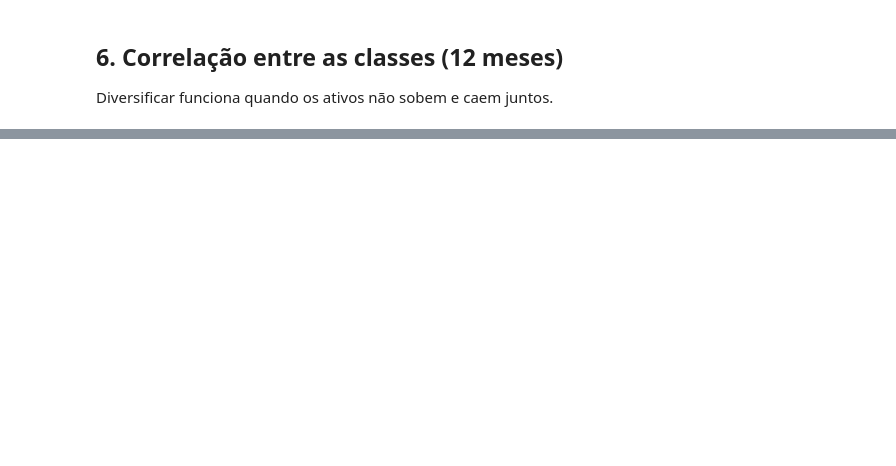
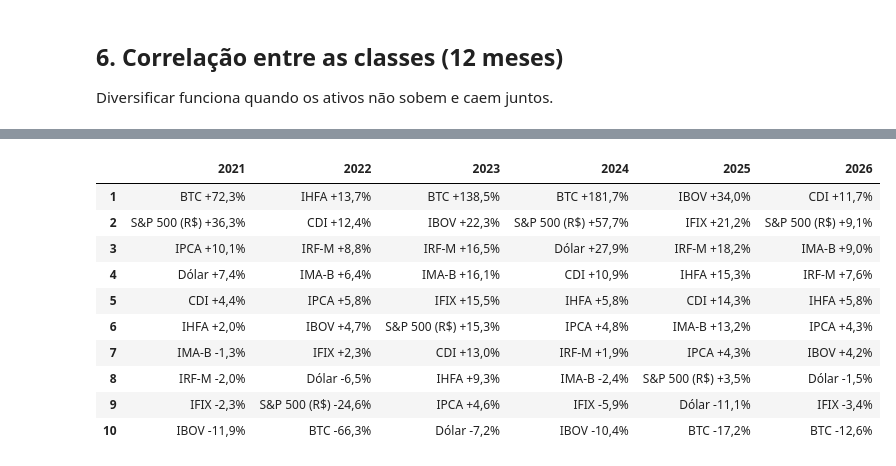
Before and after one commit to mlsantos92/indices-mercado-2026, a Jupyter notebook: notebooks/analise.ipynb, the cells around one changed output, grey strips where cells are left out. Cells and saved outputs as stored; diff of their text form; code cells hidden in the pictures; blank space fills up the shorter version.

```diff
--- a/notebooks/analise.ipynb
+++ b/notebooks/analise.ipynb
@@ -107,0 +132,14 @@ largo.tail(12).corr().round(2)
+# %%
+historico.tabela_periodica(anuais, 2021, 2026)
+# %% [output]
+|  | 2021 | 2022 | 2023 | 2024 | 2025 | 2026 |
+| 1 | BTC +72,3% | IHFA +13,7% | BTC +138,5% | BTC +181,7% | IBOV +34,0% | CDI +11,7% |
+| 2 | S&P 500 (R$) +36,3% | CDI +12,4% | IBOV +22,3% | S&P 500 (R$) +57,7% | IFIX +21,2% | S&P 500 (R$) +9,1% |
+| 3 | IPCA +10,1% | IRF-M +8,8% | IRF-M +16,5% | Dólar +27,9% | IRF-M +18,2% | IMA-B +9,0% |
+| 4 | Dólar +7,4% | IMA-B +6,4% | IMA-B +16,1% | CDI +10,9% | IHFA +15,3% | IRF-M +7,6% |
+| 5 | CDI +4,4% | IPCA +5,8% | IFIX +15,5% | IHFA +5,8% | CDI +14,3% | IHFA +5,8% |
+| 6 | IHFA +2,0% | IBOV +4,7% | S&P 500 (R$) +15,3% | IPCA +4,8% | IMA-B +13,2% | IPCA +4,3% |
+| 7 | IMA-B -1,3% | IFIX +2,3% | CDI +13,0% | IRF-M +1,9% | IPCA +4,3% | IBOV +4,2% |
+| 8 | IRF-M -2,0% | Dólar -6,5% | IHFA +9,3% | IMA-B -2,4% | S&P 500 (R$) +3,5% | Dólar -1,5% |
+| 9 | IFIX -2,3% | S&P 500 (R$) -24,6% | IPCA +4,6% | IFIX -5,9% | Dólar -11,1% | IFIX -3,4% |
+| 10 | IBOV -11,9% | BTC -66,3% | Dólar -7,2% | IBOV -10,4% | BTC -17,2% | BTC -12,6% |
```
Also changed, not shown: parts of 22 cells of this notebook, 23 other files.
